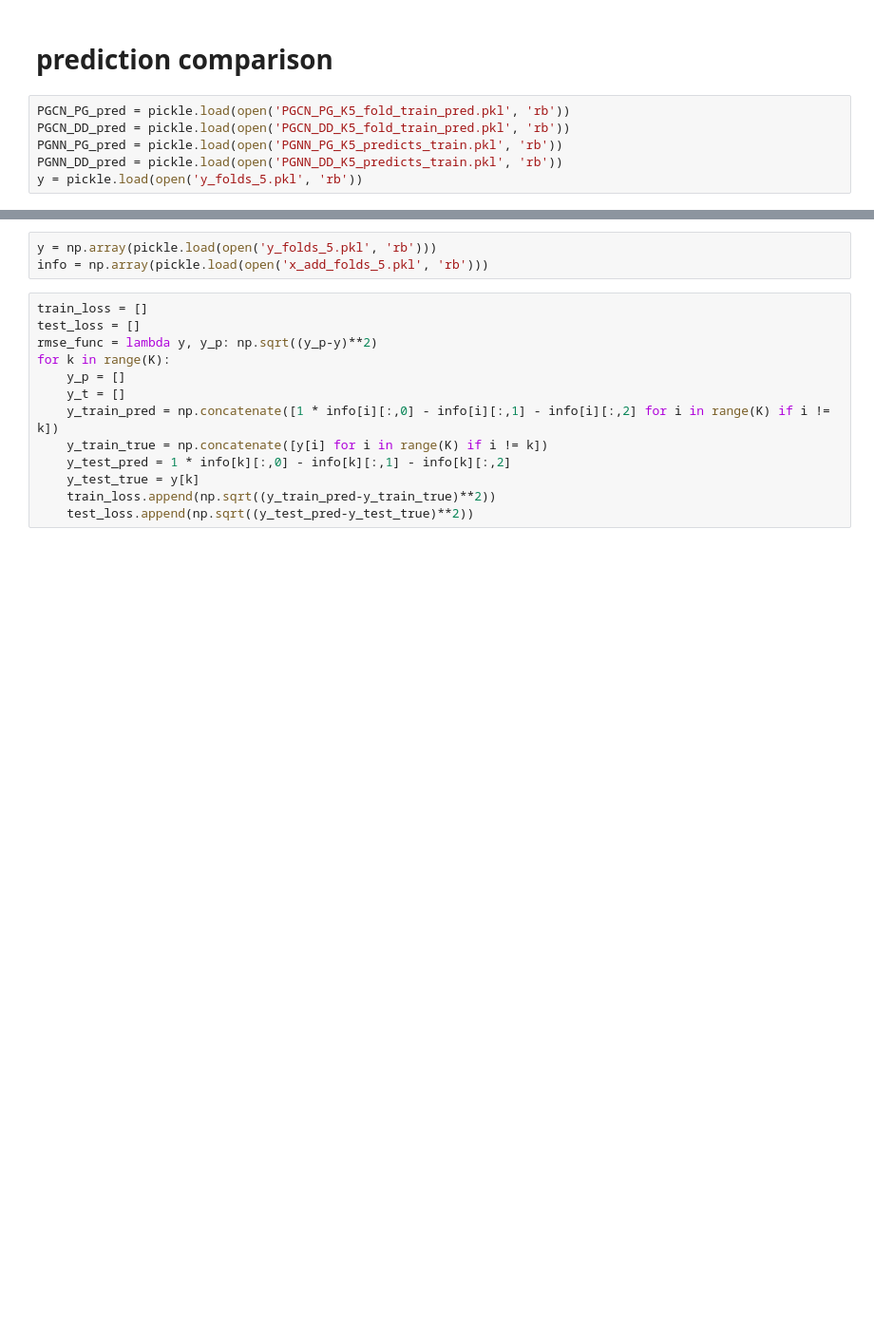
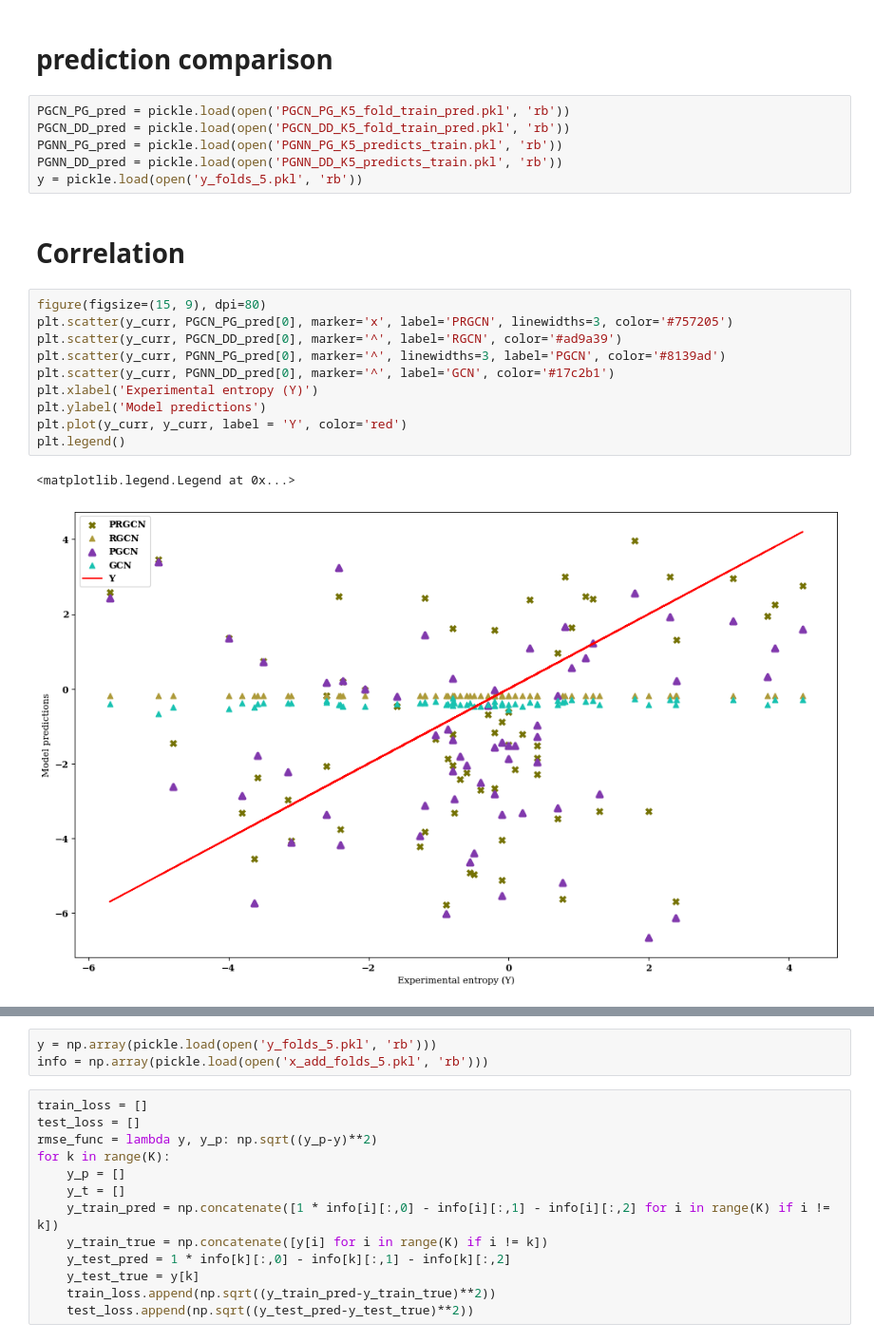
Before and after one commit to aicam/GBNN, a Jupyter notebook: Notebooks/Entropy/JCIM_result_eval.ipynb, the cells around one changed output, grey strips where cells are left out. Shown at 95% size. Drawn from its saved outputs; the diff is of its cells as text; blank space fills up the shorter version.

```diff
--- a/Notebooks/Entropy/JCIM_result_eval.ipynb
+++ b/Notebooks/Entropy/JCIM_result_eval.ipynb
@@ -158,5 +125,20 @@ PGCN_DD_pred = pickle.load(open('PGCN_DD_K5_fold_train_pred.pkl', 'rb'))
 PGNN_PG_pred = pickle.load(open('PGNN_PG_K5_predicts_train.pkl', 'rb'))
 PGNN_DD_pred = pickle.load(open('PGNN_DD_K5_predicts_train.pkl', 'rb'))
 y = pickle.load(open('y_folds_5.pkl', 'rb'))
+# %% [markdown]
+# Correlation
+# %%
+figure(figsize=(15, 9), dpi=80)
+plt.scatter(y_curr, PGCN_PG_pred[0], marker='x', label='PRGCN', linewidths=3, color='#757205')
+plt.scatter(y_curr, PGCN_DD_pred[0], marker='^', label='RGCN', color='#ad9a39')
+plt.scatter(y_curr, PGNN_PG_pred[0], marker='^', linewidths=3, label='PGCN', color='#8139ad')
+plt.scatter(y_curr, PGNN_DD_pred[0], marker='^', label='GCN', color='#17c2b1')
+plt.xlabel('Experimental entropy (Y)')
+plt.ylabel('Model predictions')
+plt.plot(y_curr, y_curr, label = 'Y', color='red')
+plt.legend()
+# %% [output]
+<matplotlib.legend.Legend at 0x...>
+[figure, added]
 # %%
 figure(figsize=(15, 9), dpi=80)
```
Also changed, not shown: parts of 12 cells of this notebook, 1 other file.
